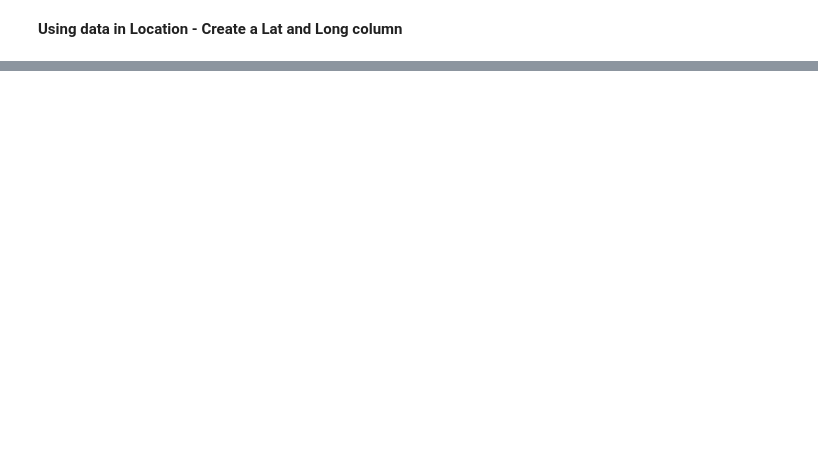
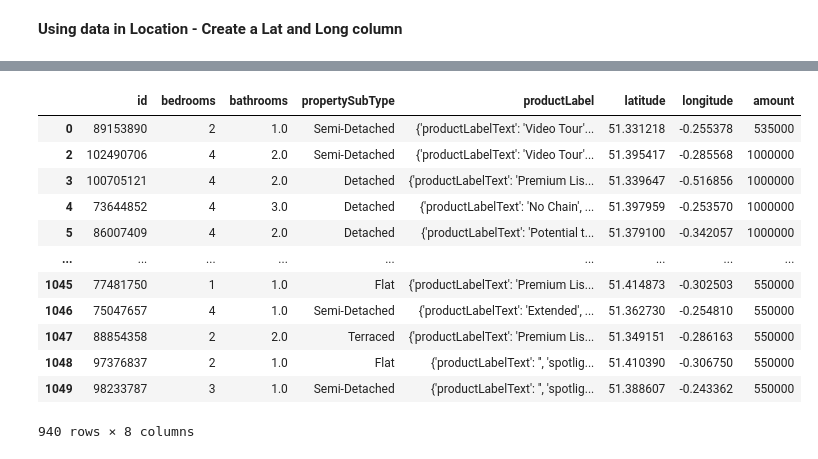
Before and after one commit to San-09/IBMCaptsone, a Jupyter notebook: The Battle of Neighbourhoods/The Battle of Neighbourhoods - Main.ipynb, the cells around one changed output, grey strips where cells are left out. Saved outputs shown, nothing was run; the diff lists cells and outputs as text; code cells hidden in the pictures; blank space fills up the shorter version.

Commit message:
Location and Price
Grabbed location and price data from within dictionary values

```diff
--- a/The Battle of Neighbourhoods/The Battle of Neighbourhoods - Main.ipynb
+++ b/The Battle of Neighbourhoods/The Battle of Neighbourhoods - Main.ipynb
@@ -354,0 +358,3 @@ df_subset
+# %%
+df_subset.drop(["auction", "channel"], inplace=True, axis=1)
+df_subset
@@ -355,2 +375,7 @@ df_subset
 # %% [markdown]
 **Using data in Location - Create a Lat and Long column**
+# %%
+#pd.json_normalize(df.location) is significantly faster than df.location.apply(pd.Series)
+
+df_subset = pd.concat([df_subset.drop(['location'], axis=1), df_subset['location'].apply(pd.Series)], axis=1)
+df_subset
@@ -356,0 +396,18 @@ df_subset
+# %%
+df_subset = pd.concat([df_subset.drop(['price'], axis=1), df_subset['price'].apply(pd.Series)], axis=1)
+df_subset.drop(["frequency", "currencyCode", "displayPrices"], axis =1, inplace=True)
+df_subset
+# %% [output]
+|  | id | bedrooms | bathrooms | propertySubType | productLabel | latitude | longitude | amount |
+| 0 | 89153890 | 2 | 1.0 | Semi-Detached | {'productLabelText': 'Video Tour'... | 51.331218 | -0.255378 | 535000 |
+| 2 | 102490706 | 4 | 2.0 | Semi-Detached | {'productLabelText': 'Video Tour'... | 51.395417 | -0.285568 | 1000000 |
+| 3 | 100705121 | 4 | 2.0 | Detached | {'productLabelText': 'Premium Lis... | 51.339647 | -0.516856 | 1000000 |
+| 4 | 73644852 | 4 | 3.0 | Detached | {'productLabelText': 'No Chain', ... | 51.397959 | -0.253570 | 1000000 |
+| 5 | 86007409 | 4 | 2.0 | Detached | {'productLabelText': 'Potential t... | 51.379100 | -0.342057 | 1000000 |
+| ... | ... | ... | ... | ... | ... | ... | ... | ... |
+| 1045 | 77481750 | 1 | 1.0 | Flat | {'productLabelText': 'Premium Lis... | 51.414873 | -0.302503 | 550000 |
+| 1046 | 75047657 | 4 | 1.0 | Semi-Detached | {'productLabelText': 'Extended', ... | 51.362730 | -0.254810 | 550000 |
+| 1047 | 88854358 | 2 | 2.0 | Terraced | {'productLabelText': 'Premium Lis... | 51.349151 | -0.286163 | 550000 |
+| 1048 | 97376837 | 2 | 1.0 | Flat | {'productLabelText': '', 'spotlig... | 51.410390 | -0.306750 | 550000 |
+| 1049 | 98233787 | 3 | 1.0 | Semi-Detached | {'productLabelText': '', 'spotlig... | 51.388607 | -0.243362 | 550000 |
+940 rows × 8 columns
```
Also changed, not shown: parts of 21 cells of this notebook.
